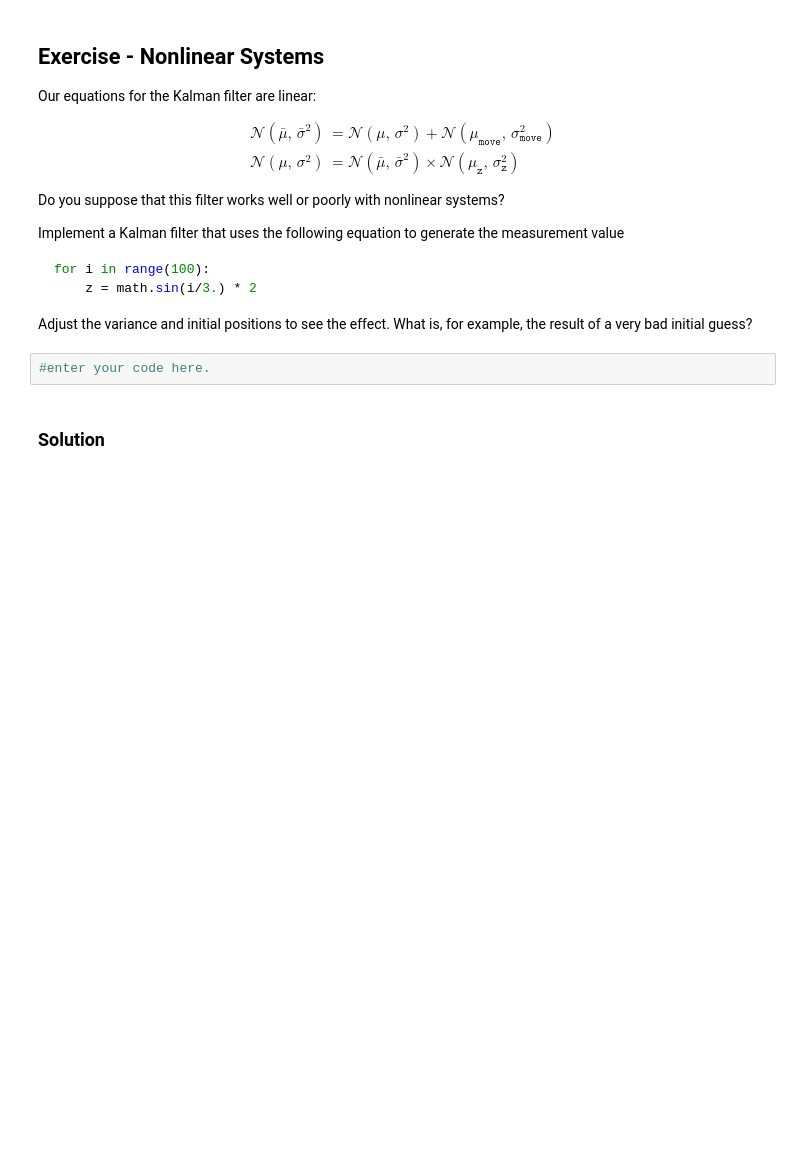
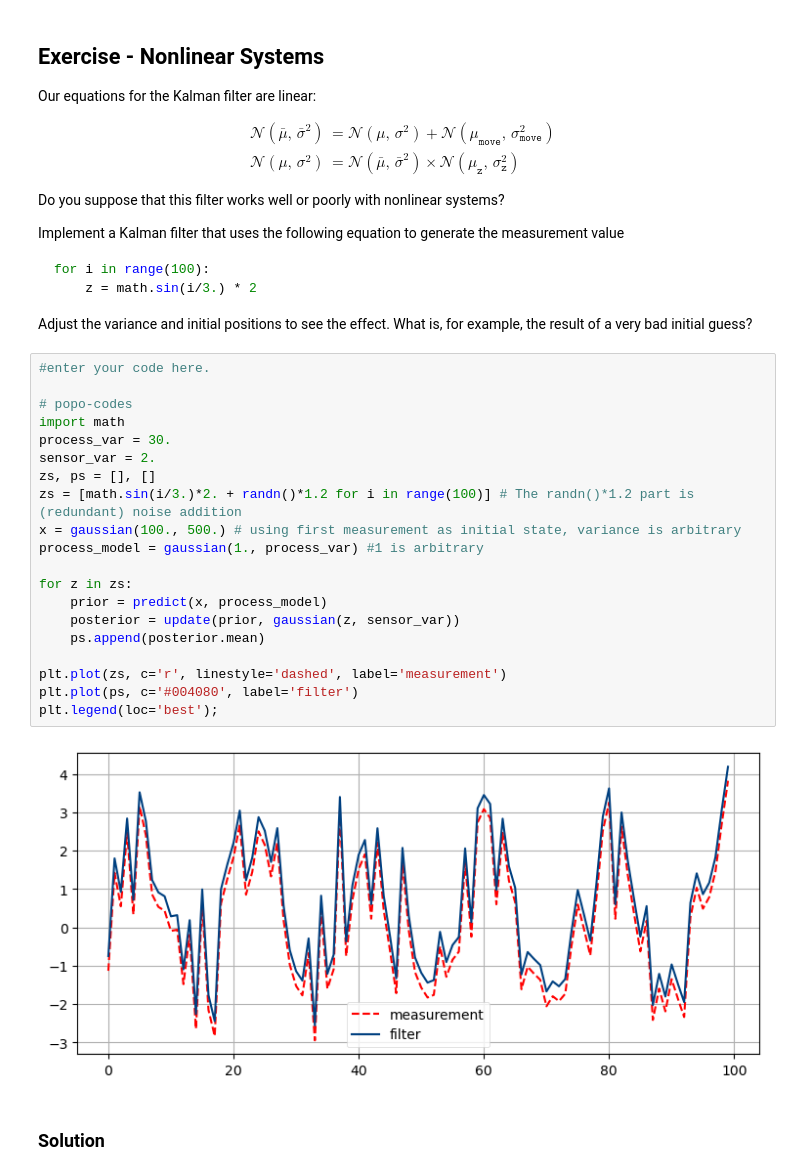
Before and after one commit to pra-dan/Kalman-and-Bayesian-Filters-in-Python, a Jupyter notebook: 04-One-Dimensional-Kalman-Filters.ipynb, the cells around one changed output. Saved outputs shown, nothing was run; the diff lists cells and outputs as text; blank space fills up the shorter version.

Commit message:
Commit popo edits

````diff
--- a/04-One-Dimensional-Kalman-Filters.ipynb
+++ b/04-One-Dimensional-Kalman-Filters.ipynb
@@ -1134,8 +1146,28 @@ for i in range(100):
 ```
 
 Adjust the variance and initial positions to see the effect. What is, for example, the result of a very bad initial guess?
-# %%
-#enter your code here.
+# %%
+#enter your code here.
+
+# popo-codes
+import math
+process_var = 30.
+sensor_var = 2.
+zs, ps = [], []
+zs = [math.sin(i/3.)*2. + randn()*1.2 for i in range(100)] # The randn()*1.2 part is (redundant) noise addition
+x = gaussian(100., 500.) # using first measurement as initial state, variance is arbitrary
+process_model = gaussian(1., process_var) #1 is arbitrary
+
+for z in zs:
+    prior = predict(x, process_model)
+    posterior = update(prior, gaussian(z, sensor_var))
+    ps.append(posterior.mean)
+
+plt.plot(zs, c='r', linestyle='dashed', label='measurement')
+plt.plot(ps, c='#004080', label='filter')
+plt.legend(loc='best');
+# %% [output]
+[figure, added]
 # %% [markdown]
 ### Solution
 # %%
````
Also changed, not shown: parts of 18 cells of this notebook, 12 other files.
